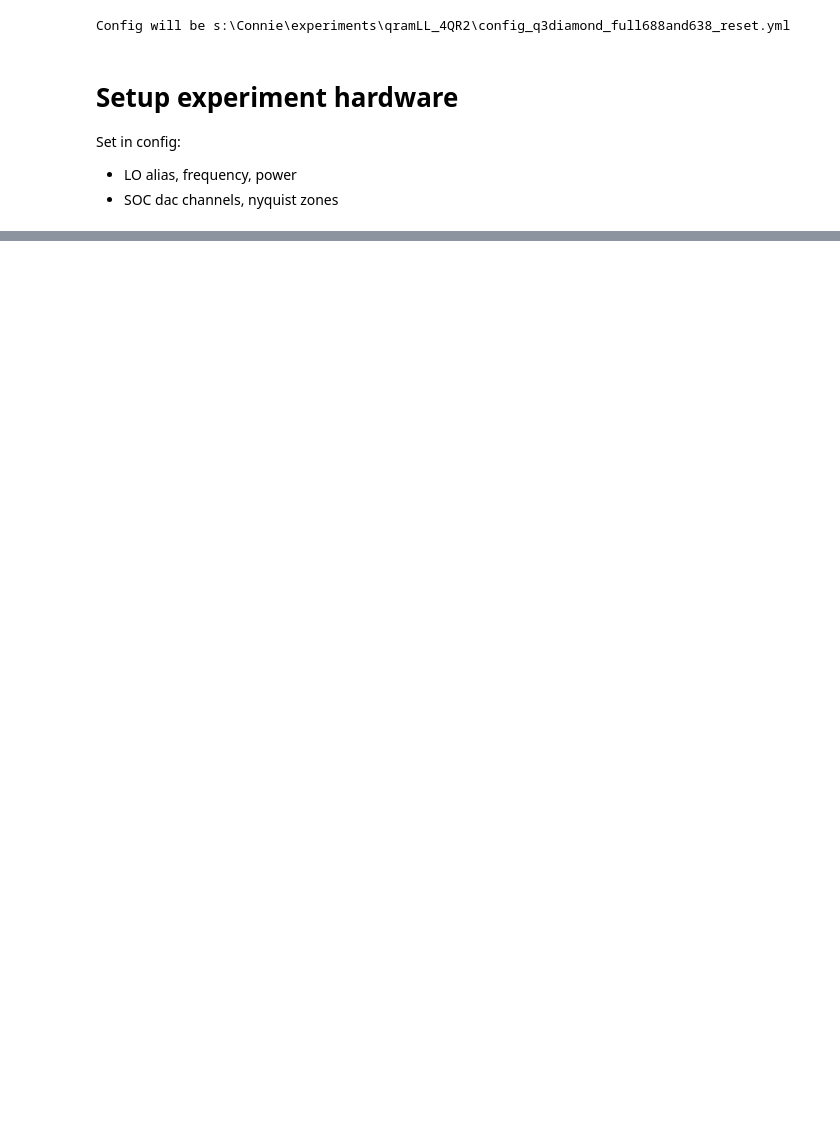
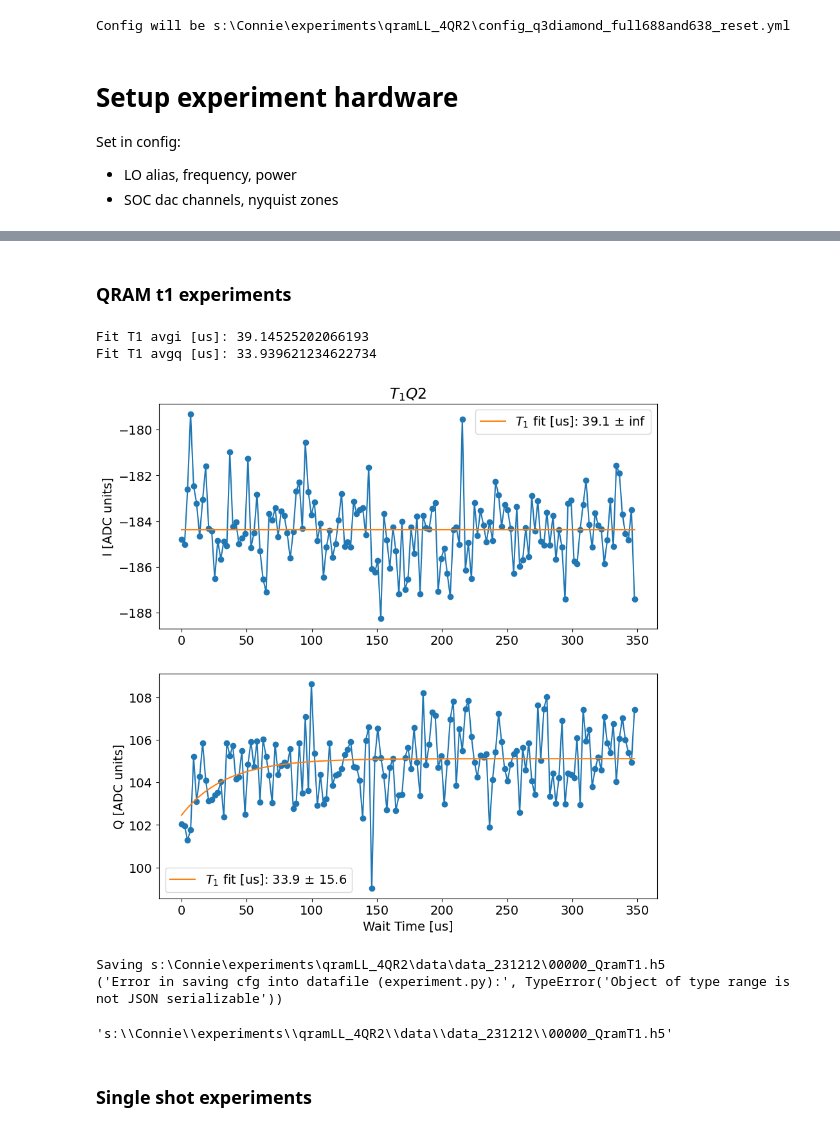
Before and after one commit to SchusterLab/qram_tprocv1_expts, a Jupyter notebook: qram_protocol_sandbox.ipynb, the cells around one changed output, grey strips where cells are left out. Drawn from its saved outputs; the diff is of its cells as text; code cells hidden in the pictures; blank space fills up the shorter version.

```diff
--- a/qram_protocol_sandbox.ipynb
+++ b/qram_protocol_sandbox.ipynb
@@ -144 +147,47 @@ QICK configuration:
                 external start pin: PMOD1_0_LS
+# %% [markdown]
+### QRAM t1 experiments
+# %%
+qramExpt = meas.QramVariantsT1Experiment(
+    soccfg=soc,
+    path=expt_path,
+    config_file=config_path,
+)
+
+span = 350
+npts = 151
+
+qramExpt.cfg.expt = dict(
+    start=0, # wait time [us]
+    step=span/npts,
+    expts=npts,
+    reps=1000, # number of reps per time step,
+)
+
+# qramExpt.cfg.device.readout.relax_delay = [10, 10, 10, 10] # Wait time between experiments [us]
+
+# print(qramExpt.cfg)
+
+import Pyro4.util
+try:
+    qramExpt.go(analyze=False, display=False, progress=True, save=False)
+except Exception:
+    print("Pyro traceback:")
+    print("".join(Pyro4.util.getPyroTraceback()))
+# %%
+qubit = 2
+qramExpt.analyze(qubit=qubit, fit=True)
+qramExpt.display(qubit=qubit, fit=True)
+# %% [output]
+Fit T1 avgi [us]: 39.14525202066193
+Fit T1 avgq [us]: 33.939621234622734
+[figure, added]
+# %%
+# print(qramExpt.data)
+qramExpt.save_data()
+# %% [output]
+Saving s:\Connie\experiments\qramLL_4QR2\data\data_231212\00000_QramT1.h5
+('Error in saving cfg into datafile (experiment.py):', TypeError('Object of type range is not JSON serializable'))
+'s:\\Connie\\experiments\\qramLL_4QR2\\data\\data_231212\\00000_QramT1.h5'
+# %% [markdown]
+### Single shot experiments
```
Also changed, not shown: parts of 22 cells of this notebook, 18 other files.
